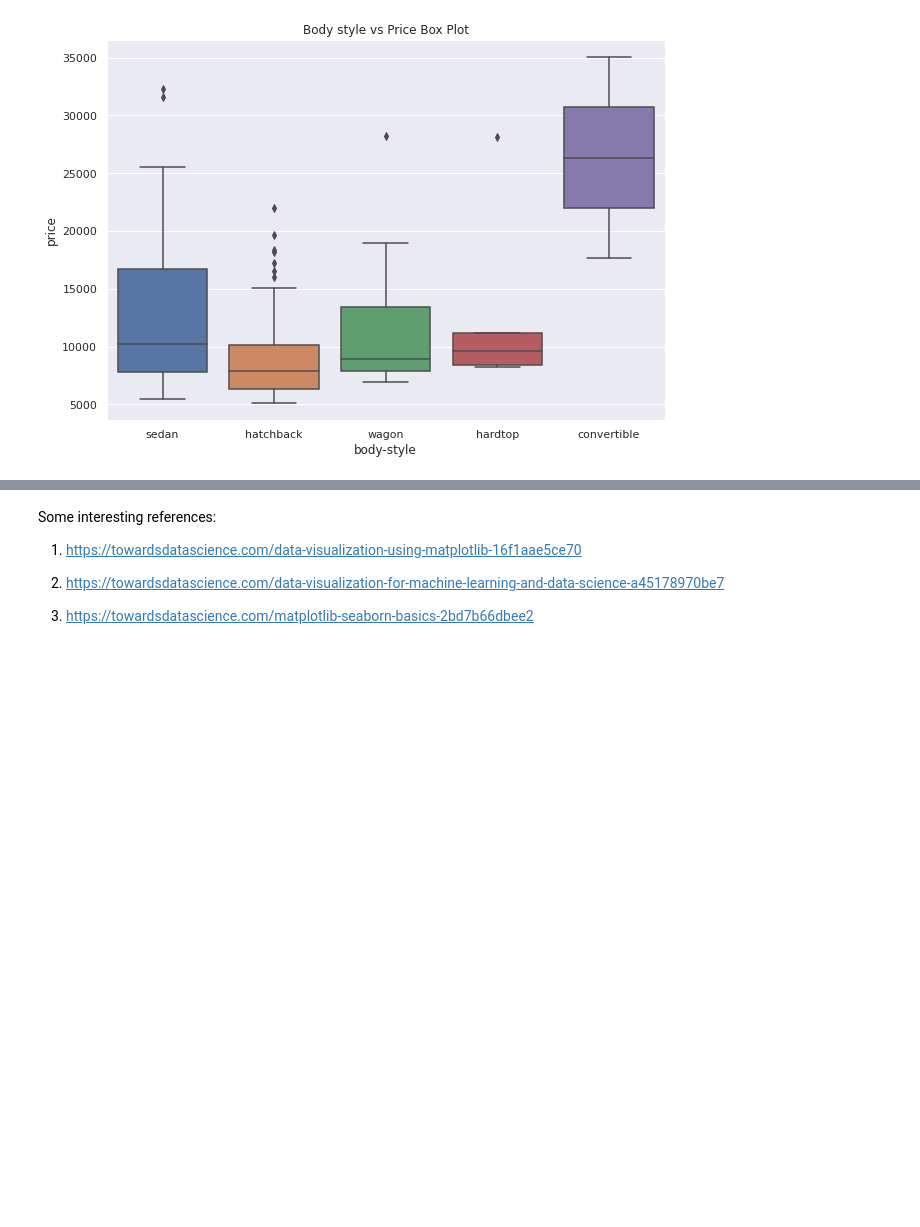
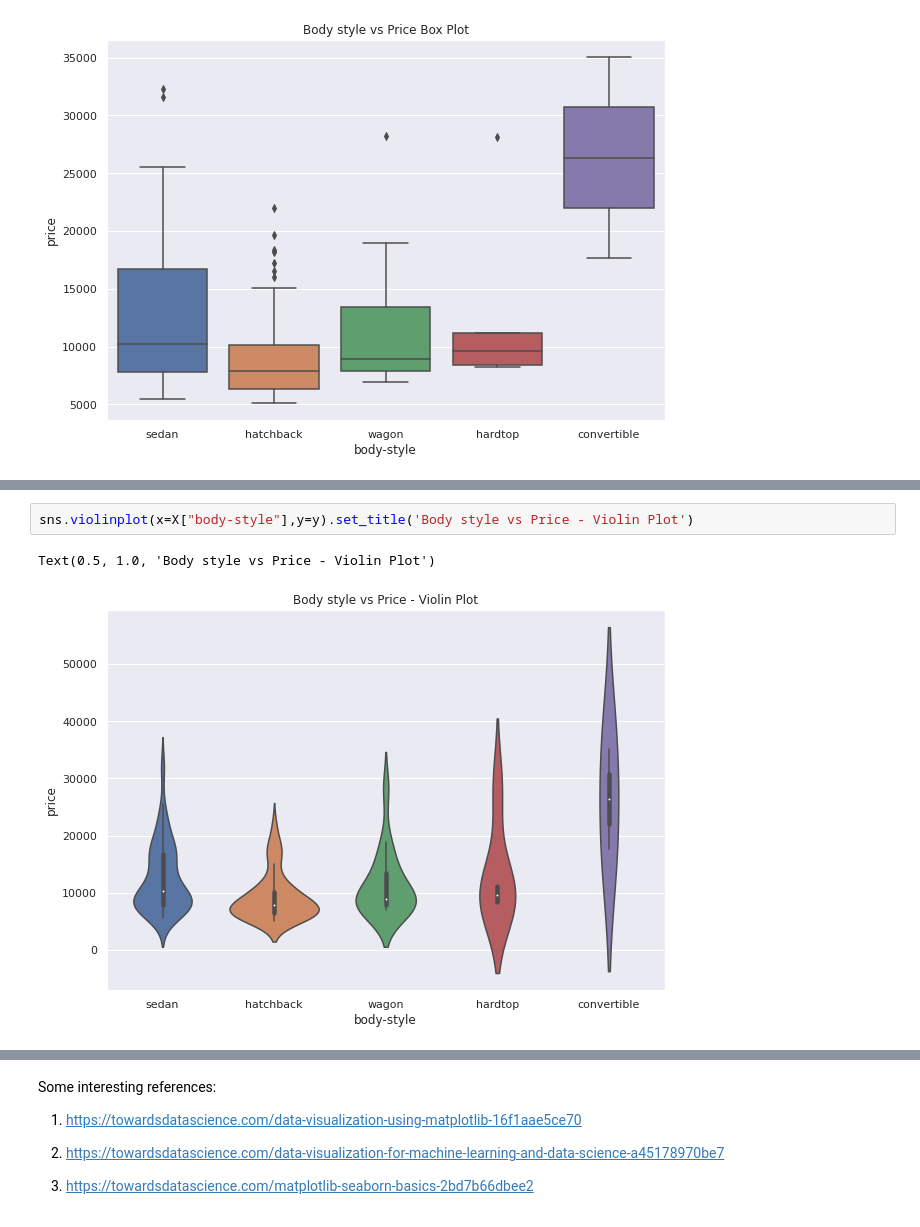
Before and after one commit to borrarohith/FMML_COURSE_ASSINGMENT, a Jupyter notebook: Mod2_Lab1.ipynb, the cells around one changed output, grey strips where cells are left out. Saved outputs shown, nothing was run; the diff lists cells and outputs as text; blank space fills up the shorter version.

```diff
--- a/Mod2_Lab1.ipynb
+++ b/Mod2_Lab1.ipynb
@@ -229,0 +214,5 @@ Text(0.5, 1.0, 'Body style vs Price Box Plot')
+# %%
+sns.violinplot(x=X["body-style"],y=y).set_title('Body style vs Price - Violin Plot')
+# %% [output]
+Text(0.5, 1.0, 'Body style vs Price - Violin Plot')
+[figure, added]
```
Also changed, not shown: parts of 17 cells of this notebook.
